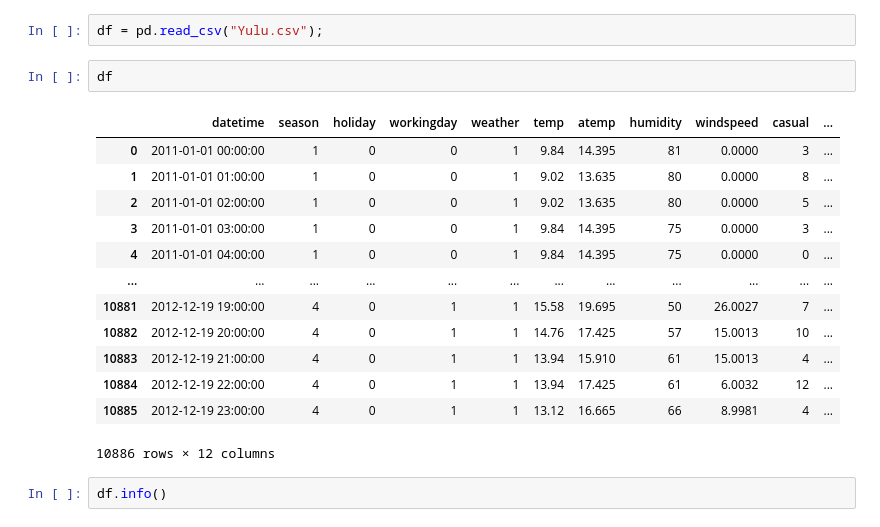
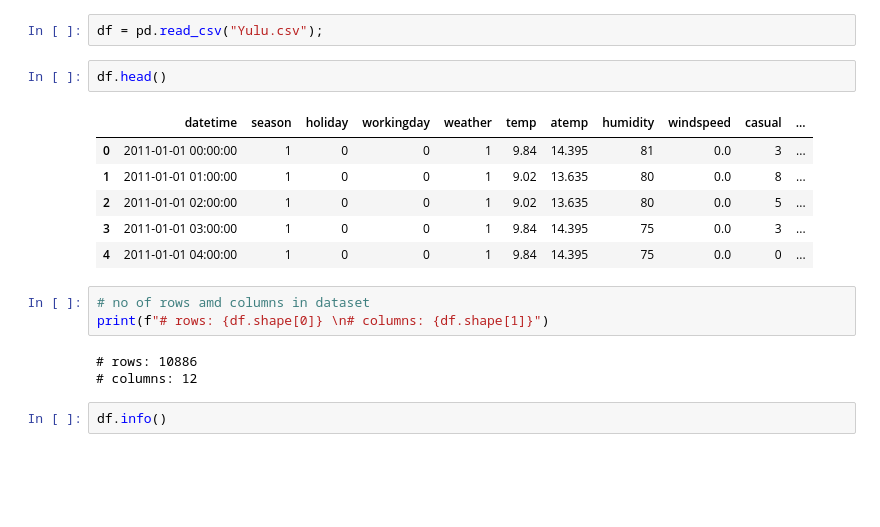
Before and after one commit to Vishalpandey328/Yulu-Hypothesis, a Jupyter notebook: Hypothesis.ipynb, the cells around one changed output. Drawn from its saved outputs; the diff is of its cells as text; blank space fills up the shorter version.

```diff
--- a/Hypothesis.ipynb
+++ b/Hypothesis.ipynb
@@ -14,21 +32,20 @@ import seaborn as sns
 # %%
 df = pd.read_csv("Yulu.csv");
 # %%
-df
+df.head()
 # %% [output]
 |  | datetime | season | holiday | workingday | weather | temp | atemp | humidity | windspeed | casual | ... |
-| 0 | 2011-01-01 00:00:00 | 1 | 0 | 0 | 1 | 9.84 | 14.395 | 81 | 0.0000 | 3 | ... |
-| 1 | 2011-01-01 01:00:00 | 1 | 0 | 0 | 1 | 9.02 | 13.635 | 80 | 0.0000 | 8 | ... |
-| 2 | 2011-01-01 02:00:00 | 1 | 0 | 0 | 1 | 9.02 | 13.635 | 80 | 0.0000 | 5 | ... |
-| 3 | 2011-01-01 03:00:00 | 1 | 0 | 0 | 1 | 9.84 | 14.395 | 75 | 0.0000 | 3 | ... |
-| 4 | 2011-01-01 04:00:00 | 1 | 0 | 0 | 1 | 9.84 | 14.395 | 75 | 0.0000 | 0 | ... |
-| ... | ... | ... | ... | ... | ... | ... | ... | ... | ... | ... | ... |
-| 10881 | 2012-12-19 19:00:00 | 4 | 0 | 1 | 1 | 15.58 | 19.695 | 50 | 26.0027 | 7 | ... |
-| 10882 | 2012-12-19 20:00:00 | 4 | 0 | 1 | 1 | 14.76 | 17.425 | 57 | 15.0013 | 10 | ... |
-| 10883 | 2012-12-19 21:00:00 | 4 | 0 | 1 | 1 | 13.94 | 15.910 | 61 | 15.0013 | 4 | ... |
-| 10884 | 2012-12-19 22:00:00 | 4 | 0 | 1 | 1 | 13.94 | 17.425 | 61 | 6.0032 | 12 | ... |
-| 10885 | 2012-12-19 23:00:00 | 4 | 0 | 1 | 1 | 13.12 | 16.665 | 66 | 8.9981 | 4 | ... |
+| 0 | 2011-01-01 00:00:00 | 1 | 0 | 0 | 1 | 9.84 | 14.395 | 81 | 0.0 | 3 | ... |
+| 1 | 2011-01-01 01:00:00 | 1 | 0 | 0 | 1 | 9.02 | 13.635 | 80 | 0.0 | 8 | ... |
+| 2 | 2011-01-01 02:00:00 | 1 | 0 | 0 | 1 | 9.02 | 13.635 | 80 | 0.0 | 5 | ... |
+| 3 | 2011-01-01 03:00:00 | 1 | 0 | 0 | 1 | 9.84 | 14.395 | 75 | 0.0 | 3 | ... |
+| 4 | 2011-01-01 04:00:00 | 1 | 0 | 0 | 1 | 9.84 | 14.395 | 75 | 0.0 | 0 | ... |
-10886 rows × 12 columns
+# %%
+# no of rows amd columns in dataset
+print(f"# rows: {df.shape[0]} \n# columns: {df.shape[1]}")
+# %% [output]
+# rows: 10886
+# columns: 12
 # %%
 df.info()
 # %% [output]
```
Also changed, not shown: parts of 44 cells of this notebook.
